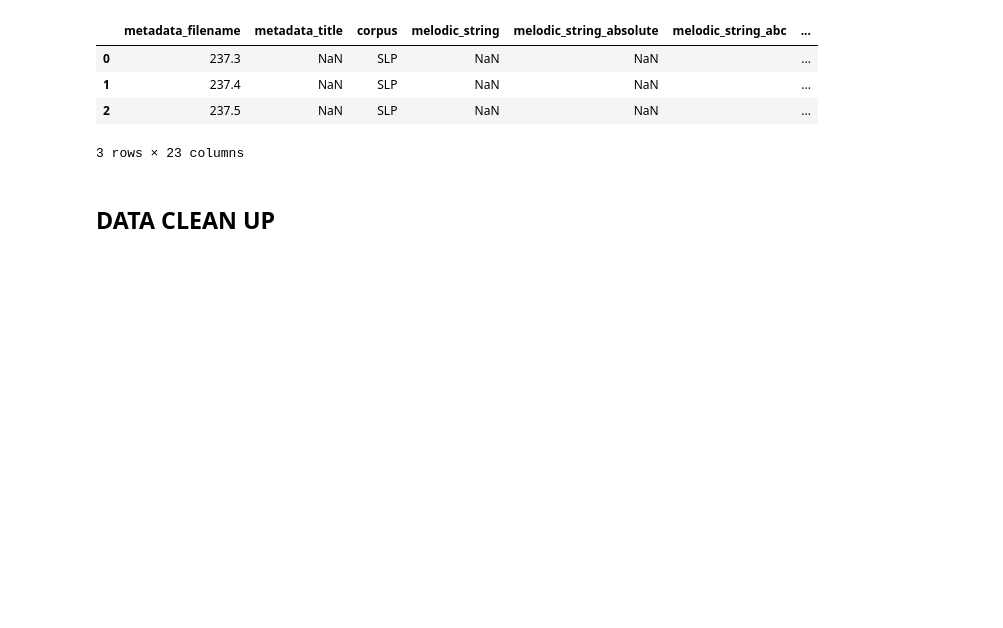
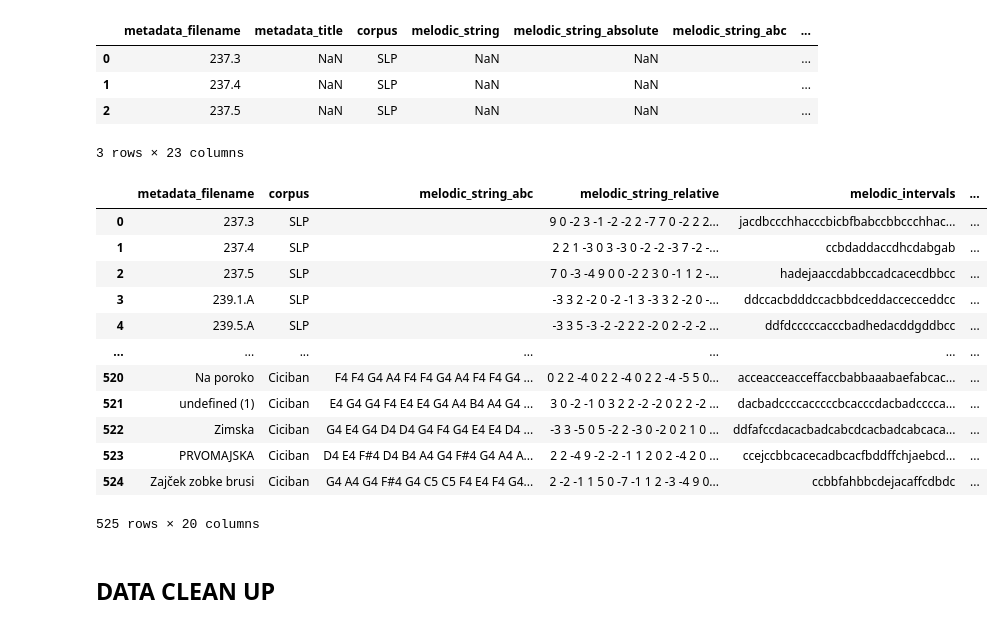
Before and after one commit to vnborsan/MUSCO, a Jupyter notebook: notebooks/musco_edu.ipynb, the cells around one changed output. Saved outputs shown, nothing was run; the diff lists cells and outputs as text; code cells hidden in the pictures; blank space fills up the shorter version.

```diff
--- a/notebooks/musco_edu.ipynb
+++ b/notebooks/musco_edu.ipynb
@@ -231,6 +229,22 @@ drop_cols = ["metadata_title", "melodic_string", "melodic_string_absolute"]
 drop_cols = [c for c in drop_cols if c in merged_df.columns]
 
 merged_df = merged_df.drop(columns=drop_cols)
+# %%
+merged_df
+# %% [output]
+|  | metadata_filename | corpus | melodic_string_abc | melodic_string_relative | melodic_intervals | ... |
+| 0 | 237.3 | SLP |  | 9 0 -2 3 -1 -2 -2 2 -7 7 0 -2 2 2... | jacdbccchhacccbicbfbabccbbccchhac... | ... |
+| 1 | 237.4 | SLP |  | 2 2 1 -3 0 3 -3 0 -2 -2 -3 7 -2 -... | ccbdaddaccdhcdabgab | ... |
+| 2 | 237.5 | SLP |  | 7 0 -3 -4 9 0 0 -2 2 3 0 -1 1 2 -... | hadejaaccdabbccadcacecdbbcc | ... |
+| 3 | 239.1.A | SLP |  | -3 3 2 -2 0 -2 -1 3 -3 3 2 -2 0 -... | ddccacbdddccacbbdceddaccecceddcc | ... |
+| 4 | 239.5.A | SLP |  | -3 3 5 -3 -2 -2 2 2 -2 0 2 -2 -2 ... | ddfdcccccacccbadhedacddgddbcc | ... |
+| ... | ... | ... | ... | ... | ... | ... |
+| 520 | Na poroko | Ciciban | F4 F4 G4 A4 F4 F4 G4 A4 F4 F4 G4 ... | 0 2 2 -4 0 2 2 -4 0 2 2 -4 -5 5 0... | acceacceacceffaccbabbaaabaefabcac... | ... |
+| 521 | undefined (1) | Ciciban | E4 G4 G4 F4 E4 E4 G4 A4 B4 A4 G4 ... | 3 0 -2 -1 0 3 2 2 -2 -2 0 2 2 -2 ... | dacbadccccacccccbcacccdacbadcccca... | ... |
+| 522 | Zimska | Ciciban | G4 E4 G4 D4 D4 G4 F4 G4 E4 E4 D4 ... | -3 3 -5 0 5 -2 2 -3 0 -2 0 2 1 0 ... | ddfafccdacacbadcabcdcacbadcabcaca... | ... |
+| 523 | PRVOMAJSKA | Ciciban | D4 E4 F#4 D4 B4 A4 G4 F#4 G4 A4 A... | 2 2 -4 9 -2 -2 -1 1 2 0 2 -4 2 0 ... | ccejccbbcacecadbcacfbddffchjaebcd... | ... |
+| 524 | Zajček zobke brusi | Ciciban | G4 A4 G4 F#4 G4 C5 C5 F4 E4 F4 G4... | 2 -2 -1 1 5 0 -7 -1 1 2 -3 -4 9 0... | ccbbfahbbcdejacaffcdbdc | ... |
+525 rows × 20 columns
 # %% [markdown]
 ## DATA CLEAN UP
 # %%
```
Also changed, not shown: parts of 8 cells of this notebook.
